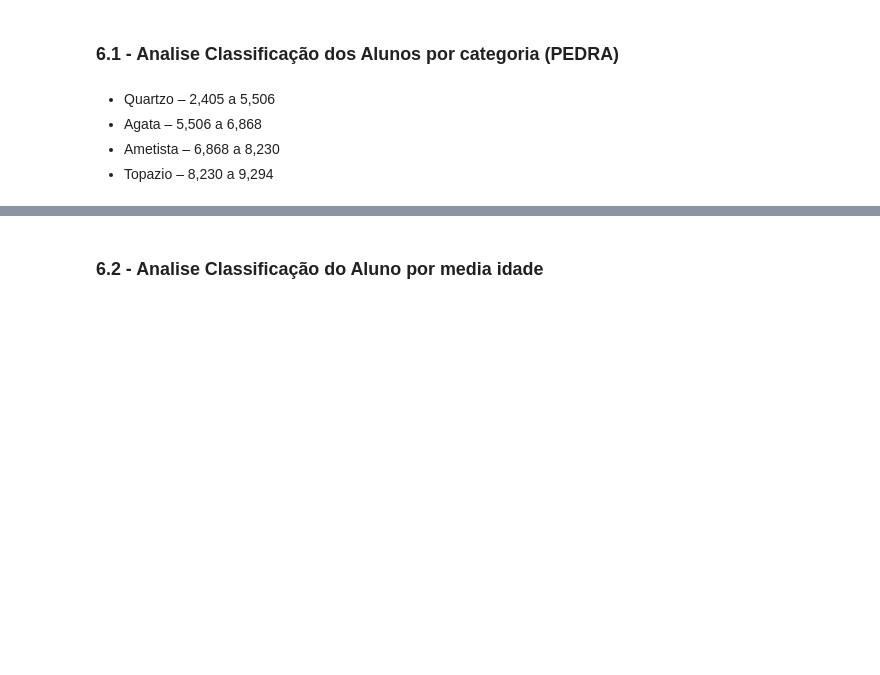
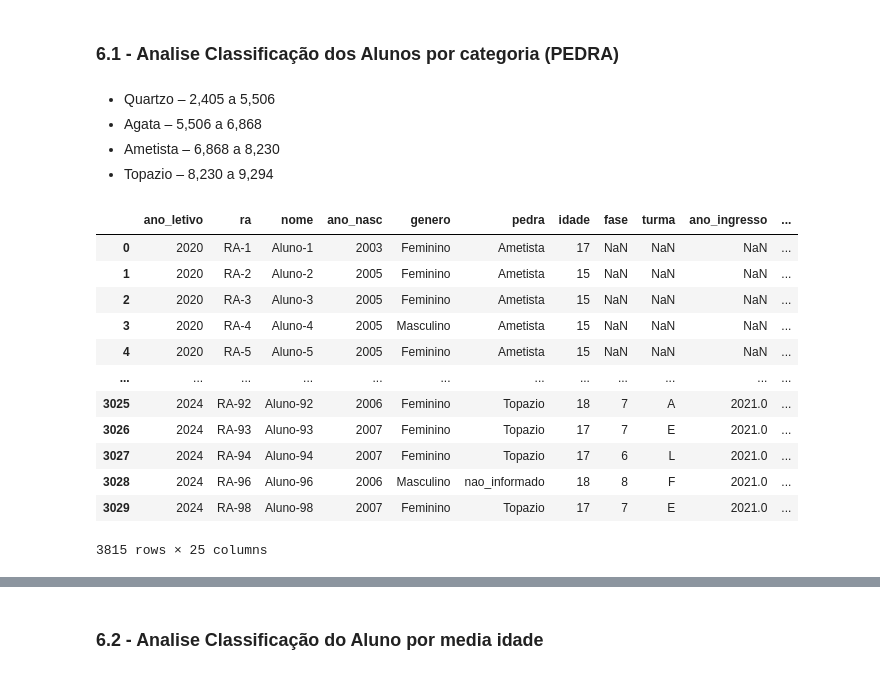
Before and after one commit to r-zambotti/Data_Analytics_Datathon_Grupo-60, a Jupyter notebook: Data_Analytics_Datathon_Grupo_60.ipynb, the cells around one changed output, grey strips where cells are left out. Drawn from its saved outputs; the diff is of its cells as text; code cells hidden in the pictures; blank space fills up the shorter version.

```diff
--- a/Data_Analytics_Datathon_Grupo_60.ipynb
+++ b/Data_Analytics_Datathon_Grupo_60.ipynb
@@ -576,0 +601,16 @@ cores = {
+# %%
+df_pedra_geral
+# %% [output]
+|  | ano_letivo | ra | nome | ano_nasc | genero | pedra | idade | fase | turma | ano_ingresso | ... |
+| 0 | 2020 | RA-1 | Aluno-1 | 2003 | Feminino | Ametista | 17 | NaN | NaN | NaN | ... |
+| 1 | 2020 | RA-2 | Aluno-2 | 2005 | Feminino | Ametista | 15 | NaN | NaN | NaN | ... |
+| 2 | 2020 | RA-3 | Aluno-3 | 2005 | Feminino | Ametista | 15 | NaN | NaN | NaN | ... |
+| 3 | 2020 | RA-4 | Aluno-4 | 2005 | Masculino | Ametista | 15 | NaN | NaN | NaN | ... |
+| 4 | 2020 | RA-5 | Aluno-5 | 2005 | Feminino | Ametista | 15 | NaN | NaN | NaN | ... |
+| ... | ... | ... | ... | ... | ... | ... | ... | ... | ... | ... | ... |
+| 3025 | 2024 | RA-92 | Aluno-92 | 2006 | Feminino | Topazio | 18 | 7 | A | 2021.0 | ... |
+| 3026 | 2024 | RA-93 | Aluno-93 | 2007 | Feminino | Topazio | 17 | 7 | E | 2021.0 | ... |
+| 3027 | 2024 | RA-94 | Aluno-94 | 2007 | Feminino | Topazio | 17 | 6 | L | 2021.0 | ... |
+| 3028 | 2024 | RA-96 | Aluno-96 | 2006 | Masculino | nao_informado | 18 | 8 | F | 2021.0 | ... |
+| 3029 | 2024 | RA-98 | Aluno-98 | 2007 | Feminino | Topazio | 17 | 7 | E | 2021.0 | ... |
+3815 rows × 25 columns
```
Also changed, not shown: parts of 13 cells of this notebook.
